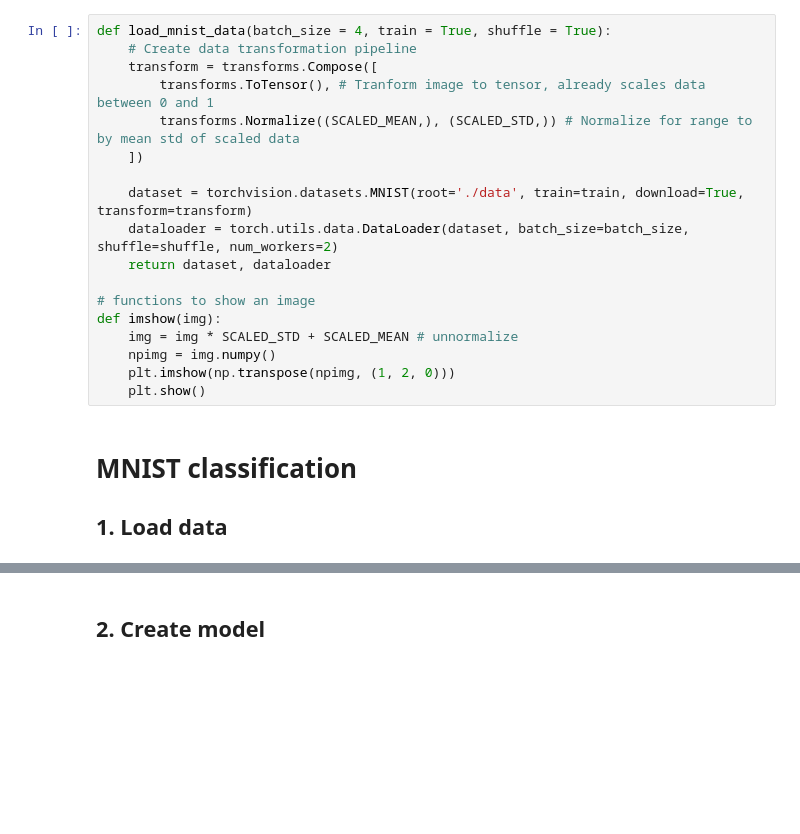
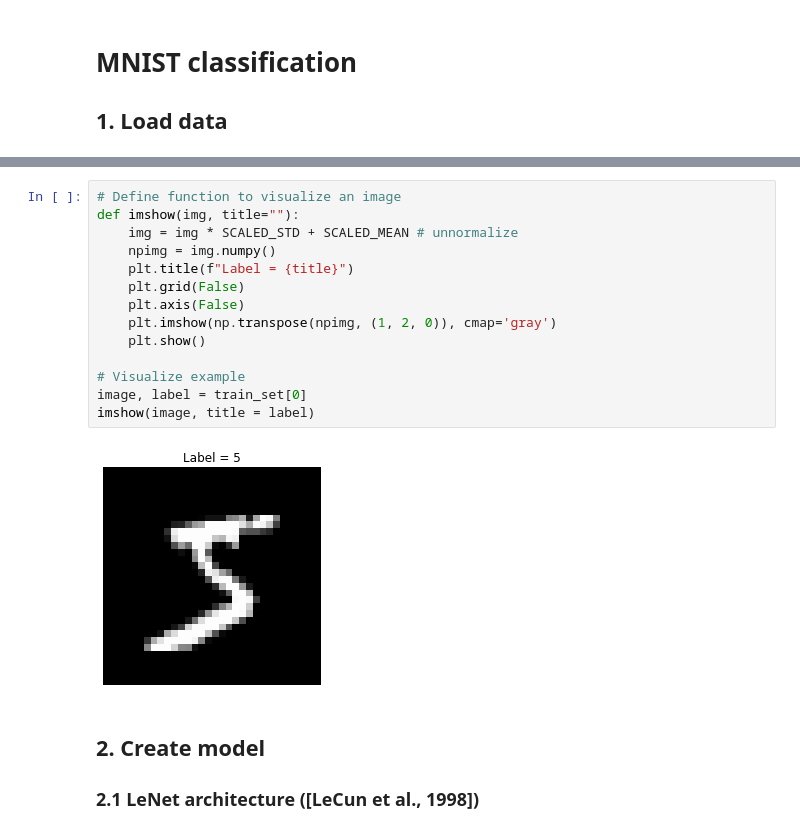
Before and after one commit to MKVatinyan/DeepLearning, a Jupyter notebook: MNIST classification.ipynb, the cells around one changed output, grey strips where cells are left out. Drawn from its saved outputs; the diff is of its cells as text; blank space fills up the shorter version.

Commit message:
add lenet implementation for mnist

```diff
--- a/MNIST classification.ipynb
+++ b/MNIST classification.ipynb
@@ -11,21 +18,3 @@ SCALED_STD = 0.3081
-# %%
-def load_mnist_data(batch_size = 4, train = True, shuffle = True):
-    # Create data transformation pipeline
-    transform = transforms.Compose([
-        transforms.ToTensor(), # Tranform image to tensor, already scales data between 0 and 1
-        transforms.Normalize((SCALED_MEAN,), (SCALED_STD,)) # Normalize for range to by mean std of scaled data
-    ])
-
-    dataset = torchvision.datasets.MNIST(root='./data', train=train, download=True, transform=transform)
-    dataloader = torch.utils.data.DataLoader(dataset, batch_size=batch_size, shuffle=shuffle, num_workers=2)
-    return dataset, dataloader
-
-# functions to show an image
-def imshow(img):
-    img = img * SCALED_STD + SCALED_MEAN # unnormalize
-    npimg = img.numpy()
-    plt.imshow(np.transpose(npimg, (1, 2, 0)))
-    plt.show()
 # %% [markdown]
 # MNIST classification
 
@@ -53,2 +55,20 @@ print(','.join('%5s' % classes[labels[j]] for j in range(4)))
+# %%
+# Define function to visualize an image
+def imshow(img, title=""):
+    img = img * SCALED_STD + SCALED_MEAN # unnormalize
+    npimg = img.numpy()
+    plt.title(f"Label = {title}")
+    plt.grid(False)
+    plt.axis(False)
+    plt.imshow(np.transpose(npimg, (1, 2, 0)), cmap='gray')
+    plt.show()
+
+# Visualize example
+image, label = train_set[0]
+imshow(image, title = label)
+# %% [output]
+[figure, added]
 # %% [markdown]
 ## 2. Create model
+
+### 2.1 LeNet architecture ([LeCun et al., 1998])
```
Also changed, not shown: parts of 12 cells of this notebook, 1 other file.
